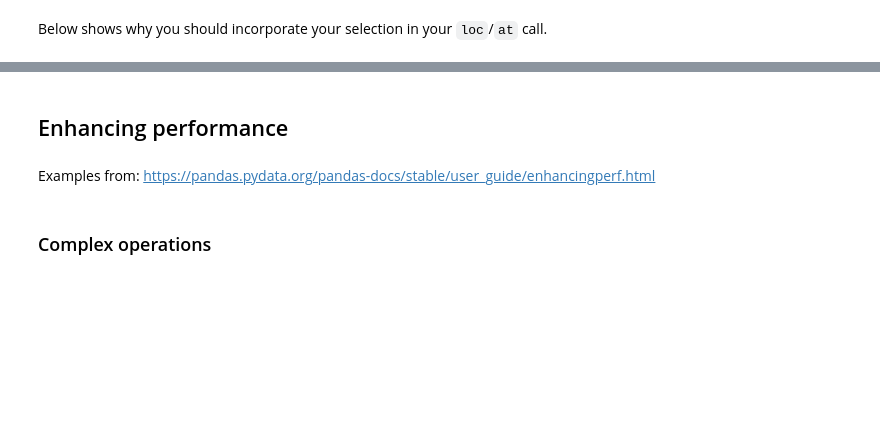
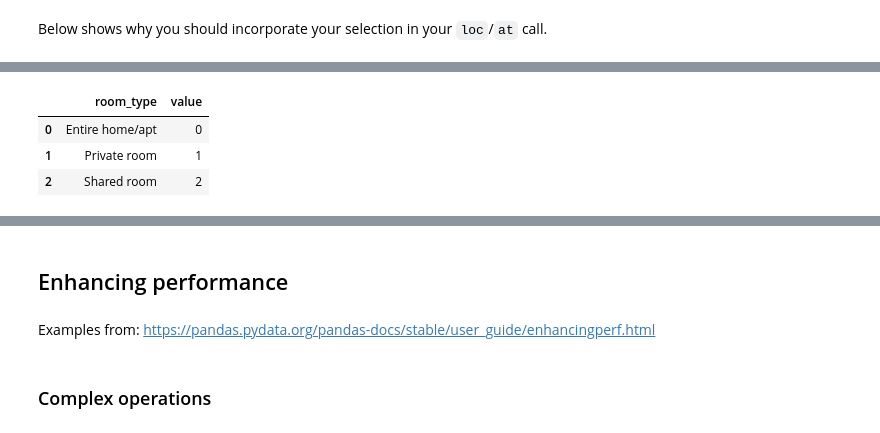
Before and after one commit to catana-research/JupyterNotebooks, a Jupyter notebook: HighPerformanceComputing/Pandas.ipynb, the cells around one changed output, grey strips where cells are left out. Drawn from its saved outputs; the diff is of its cells as text; code cells hidden in the pictures; blank space fills up the shorter version.

```diff
--- a/HighPerformanceComputing/Pandas.ipynb
+++ b/HighPerformanceComputing/Pandas.ipynb
@@ -431,0 +511,7 @@ listings_.at[29856708, 'price']
+# %%
+categories_df
+# %% [output]
+|  | room_type | value |
+| 0 | Entire home/apt | 0 |
+| 1 | Private room | 1 |
+| 2 | Shared room | 2 |
```
Also changed, not shown: parts of 53 cells of this notebook, 3 other files.
